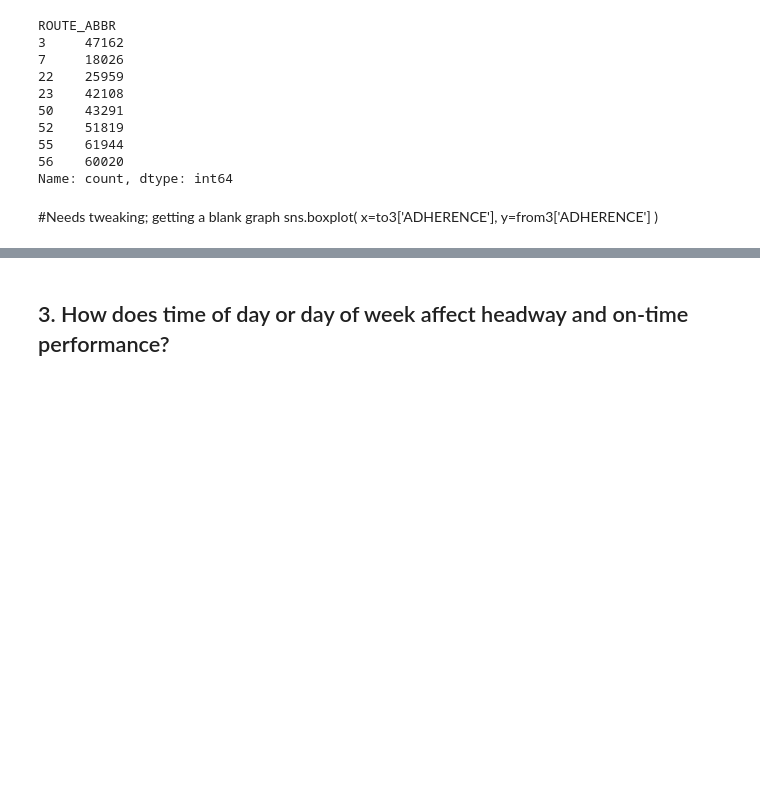
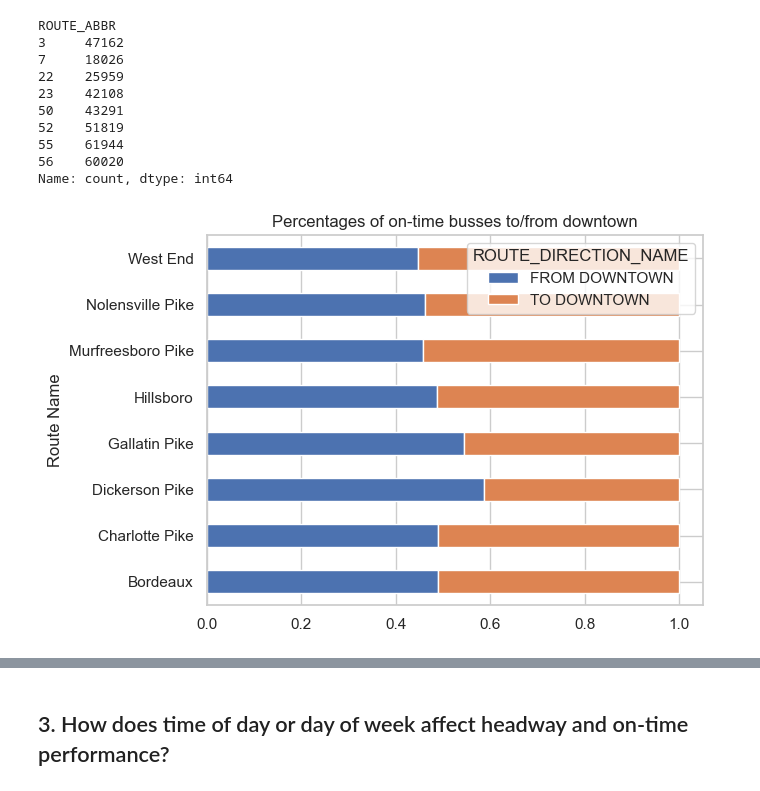
Before and after one commit to NSS-Data-Analytics-Cohort-11/wego-new-california-republic, a Jupyter notebook: notebooks/DA11 New California Republic Wego Project.ipynb, the cells around one changed output, grey strips where cells are left out. Saved outputs shown, nothing was run; the diff lists cells and outputs as text; code cells hidden in the pictures; blank space fills up the shorter version.

```diff
--- a/notebooks/DA11 New California Republic Wego Project.ipynb
+++ b/notebooks/DA11 New California Republic Wego Project.ipynb
@@ -418,6 +418,26 @@ from22 = (
     .sort_values(['DATE', 'SCHEDULED_TIME'])
     .iloc[:]
 )
-# %% [markdown]
-#Needs tweaking; getting a blank graph
-sns.boxplot( x=to3['ADHERENCE'], y=from3['ADHERENCE'] )
+# %%
+#duplicate route abbr column and call it "route name"
+wegodf['ROUTE_NAME'] = wegodf.loc[:, 'ROUTE_ABBR']
+wegodf.head()
+#Create a dictionary that maps the route numbers and names
+numbers = [3, 7, 22, 23, 50, 52, 55, 56]
+names = ['West End', 'Hillsboro', 'Bordeaux', 'Dickerson Pike', 'Charlotte Pike', 'Nolensville Pike', 'Murfreesboro Pike', 'Gallatin Pike']
+# create a list of tuples using enumerate()
+tuples = [(numbers, names)
+          for i, (numbers, names) in enumerate(zip(numbers, names))]
+# convert list of tuples to dictionary using dict()
+route_number_name_map = dict(tuples)
+#map numbers to names to fill in route name column
+wegodf['ROUTE_NAME'] = wegodf['ROUTE_NAME'].map(route_number_name_map)
+# %%
+#Create a stacked bar chart showing the percentages of on-time busses to vs. from downtown
+wego_pct = (wegodf.groupby(['ROUTE_NAME','ROUTE_DIRECTION_NAME'])['ADJUSTED_ONTIME_COUNT'].sum()/wegodf.groupby(['ROUTE_NAME'])['ADJUSTED_ONTIME_COUNT'].sum())
+wego_pct.unstack().plot.barh(stacked=True)
+plt.ylabel('Route Name')
+plt.title('Percentages of on-time busses to/from downtown')
+plt.show()
+# %% [output]
+[figure, added]
```
Also changed, not shown: parts of 61 cells of this notebook.
